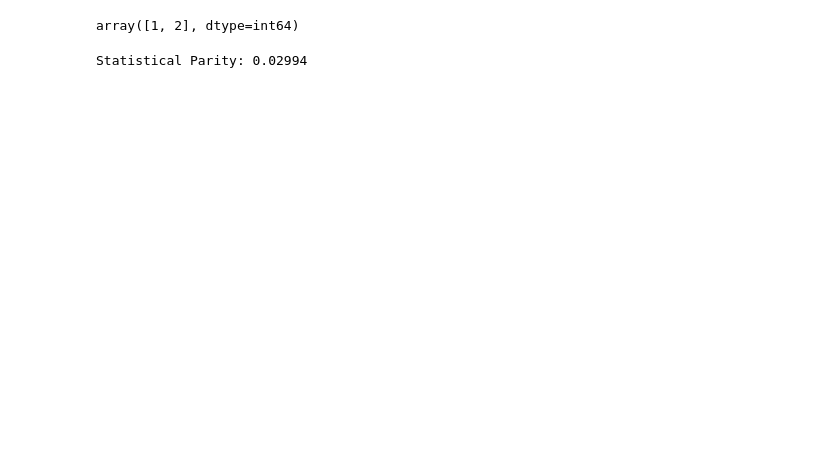
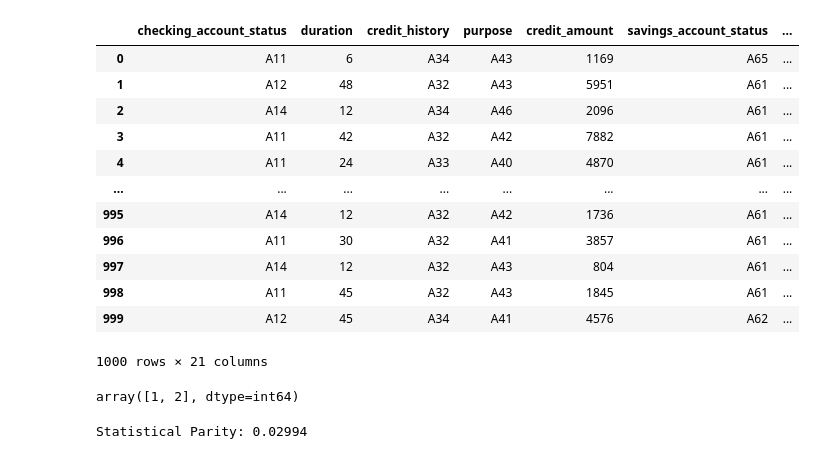
Before and after one commit to s-thandri/labelflipping, a Jupyter notebook: german_credit.ipynb, the cells around one changed output. Drawn from its saved outputs; the diff is of its cells as text; code cells hidden in the pictures; blank space fills up the shorter version.

```diff
--- a/german_credit.ipynb
+++ b/german_credit.ipynb
@@ -82,6 +82,22 @@ def decision_tree(train_dataset, independent_var, dependent_var, concat_col):
 #Defining the columns and creating the Dataframe with all 1000 datapoints
 columns = ["checking_account_status", "duration", "credit_history", "purpose", "credit_amount", "savings_account_status", "employment_status", "installment_rate", "personal_status", "other_debtors", "residence_since", "property", "age", "other_installment_plans", "housing", "existing_credits", "job", "num_dependents", "telephone", "foreign_worker", "credit_risk"]
 german_df = pd.read_table('german.data', header = None, delim_whitespace=True, names = columns)
+# %%
+german_df
+# %% [output]
+|  | checking_account_status | duration | credit_history | purpose | credit_amount | savings_account_status | ... |
+| 0 | A11 | 6 | A34 | A43 | 1169 | A65 | ... |
+| 1 | A12 | 48 | A32 | A43 | 5951 | A61 | ... |
+| 2 | A14 | 12 | A34 | A46 | 2096 | A61 | ... |
+| 3 | A11 | 42 | A32 | A42 | 7882 | A61 | ... |
+| 4 | A11 | 24 | A33 | A40 | 4870 | A61 | ... |
+| ... | ... | ... | ... | ... | ... | ... | ... |
+| 995 | A14 | 12 | A32 | A42 | 1736 | A61 | ... |
+| 996 | A11 | 30 | A32 | A41 | 3857 | A61 | ... |
+| 997 | A14 | 12 | A32 | A43 | 804 | A61 | ... |
+| 998 | A11 | 45 | A32 | A43 | 1845 | A61 | ... |
+| 999 | A12 | 45 | A34 | A41 | 4576 | A62 | ... |
+1000 rows × 21 columns
 # %%
 #Encode all the non-numeric columns with dummies
 encoded_data=pd.get_dummies(german_df,columns=['checking_account_status','credit_history','savings_account_status','employment_status','personal_status','other_debtors','property','other_installment_plans','housing','job','telephone','foreign_worker','purpose'], drop_first=True)
```
Also changed, not shown: parts of 8 cells of this notebook.
